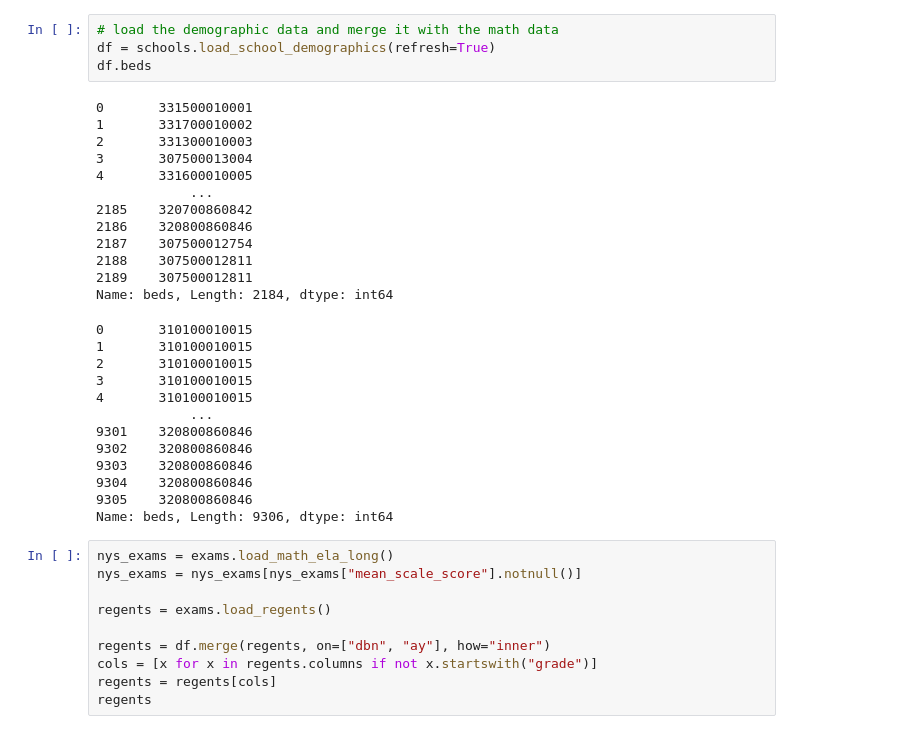
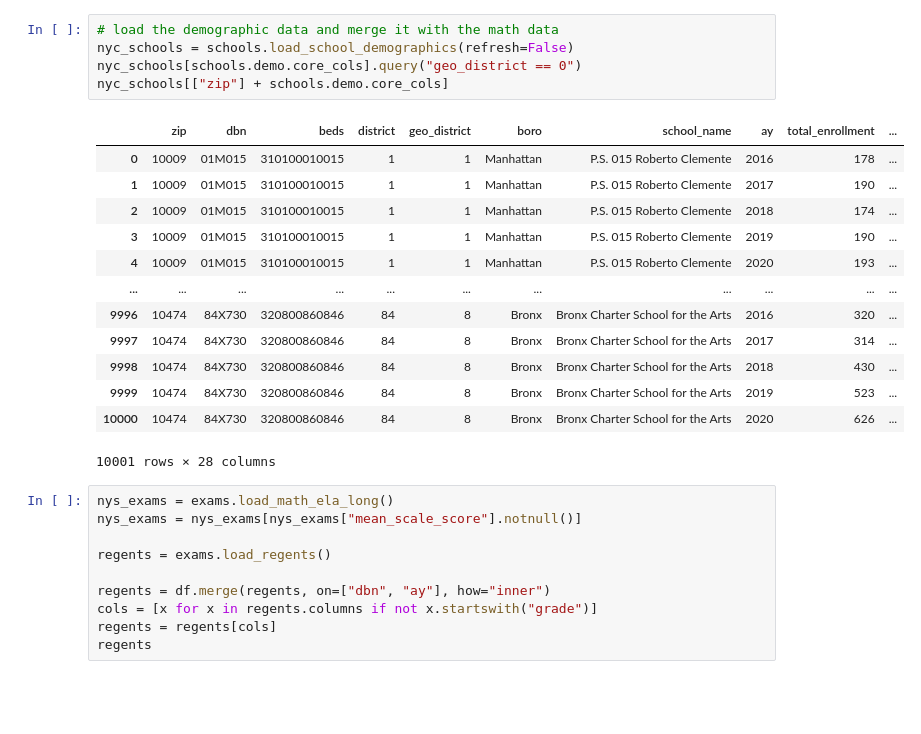
Before and after one commit to adelphi-ed-tech/nycschools, a Jupyter notebook: nb/mixi.ipynb, the cells around one changed output. Cells and saved outputs as stored; diff of their text form; blank space fills up the shorter version.

```diff
--- a/nb/mixi.ipynb
+++ b/nb/mixi.ipynb
@@ -24,32 +22,22 @@ The autoreload extension is already loaded. To reload it, use:
 # %%
 # load the demographic data and merge it with the math data
-df = schools.load_school_demographics(refresh=True)
-df.beds
+nyc_schools = schools.load_school_demographics(refresh=False)
+nyc_schools[schools.demo.core_cols].query("geo_district == 0")
+nyc_schools[["zip"] + schools.demo.core_cols]
 # %% [output]
+|  | zip | dbn | beds | district | geo_district | boro | school_name | ay | total_enrollment | ... |
+| 0 | 10009 | 01M015 | 310100010015 | 1 | 1 | Manhattan | P.S. 015 Roberto Clemente | 2016 | 178 | ... |
+| 1 | 10009 | 01M015 | 310100010015 | 1 | 1 | Manhattan | P.S. 015 Roberto Clemente | 2017 | 190 | ... |
+| 2 | 10009 | 01M015 | 310100010015 | 1 | 1 | Manhattan | P.S. 015 Roberto Clemente | 2018 | 174 | ... |
+| 3 | 10009 | 01M015 | 310100010015 | 1 | 1 | Manhattan | P.S. 015 Roberto Clemente | 2019 | 190 | ... |
+| 4 | 10009 | 01M015 | 310100010015 | 1 | 1 | Manhattan | P.S. 015 Roberto Clemente | 2020 | 193 | ... |
+| ... | ... | ... | ... | ... | ... | ... | ... | ... | ... | ... |
+| 9996 | 10474 | 84X730 | 320800860846 | 84 | 8 | Bronx | Bronx Charter School for the Arts | 2016 | 320 | ... |
+| 9997 | 10474 | 84X730 | 320800860846 | 84 | 8 | Bronx | Bronx Charter School for the Arts | 2017 | 314 | ... |
+| 9998 | 10474 | 84X730 | 320800860846 | 84 | 8 | Bronx | Bronx Charter School for the Arts | 2018 | 430 | ... |
+| 9999 | 10474 | 84X730 | 320800860846 | 84 | 8 | Bronx | Bronx Charter School for the Arts | 2019 | 523 | ... |
+| 10000 | 10474 | 84X730 | 320800860846 | 84 | 8 | Bronx | Bronx Charter School for the Arts | 2020 | 626 | ... |
-0       331500010001
-1       331700010002
-2       331300010003
-3       307500013004
-4       331600010005
-            ...
-2185    320700860842
-2186    320800860846
-2187    307500012754
-2188    307500012811
-2189    307500012811
-Name: beds, Length: 2184, dtype: int64
+10001 rows × 28 columns
-0       310100010015
-1       310100010015
-2       310100010015
-3       310100010015
-4       310100010015
-            ...
-9301    320800860846
-9302    320800860846
-9303    320800860846
-9304    320800860846
-9305    320800860846
-Name: beds, Length: 9306, dtype: int64
 # %%
 nys_exams = exams.load_math_ela_long()
 nys_exams = nys_exams[nys_exams["mean_scale_score"].notnull()]
```
Also changed, not shown: parts of 3 cells of this notebook, 27 other files.
